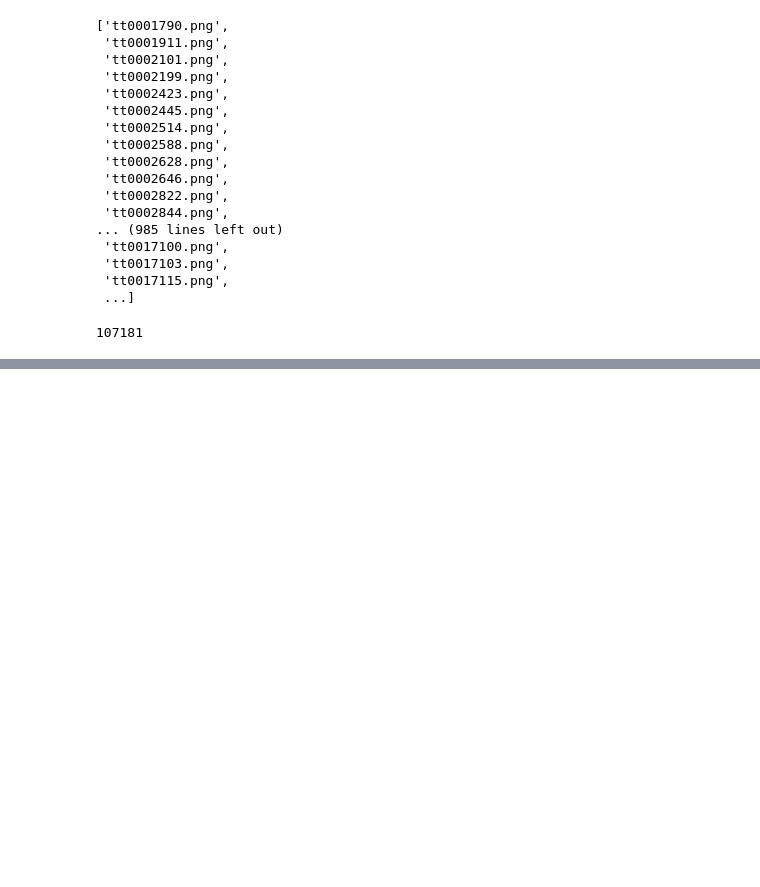
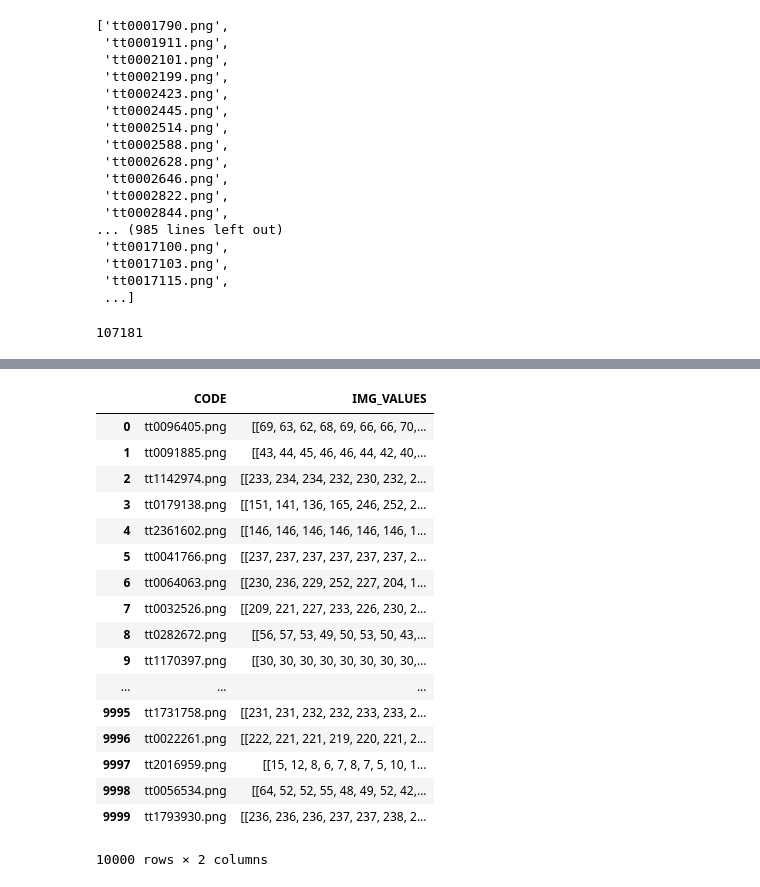
Before and after one commit to juan97serrano/IMDB_Prediction-TFM, a Jupyter notebook: Preprocessing/readimg_and_createdf.ipynb, the cells around one changed output, grey strips where cells are left out. Drawn from its saved outputs; the diff is of its cells as text; code cells hidden in the pictures; blank space fills up the shorter version.

```diff
--- a/Preprocessing/readimg_and_createdf.ipynb
+++ b/Preprocessing/readimg_and_createdf.ipynb
@@ -141,0 +107,21 @@ df.to_csv('../data/Filtered_Img_DataFrame.csv')
+# %%
+array_img
+# %% [output]
+|  | CODE | IMG_VALUES |
+| 0 | tt0096405.png | [[69, 63, 62, 68, 69, 66, 66, 70,... |
+| 1 | tt0091885.png | [[43, 44, 45, 46, 46, 44, 42, 40,... |
+| 2 | tt1142974.png | [[233, 234, 234, 232, 230, 232, 2... |
+| 3 | tt0179138.png | [[151, 141, 136, 165, 246, 252, 2... |
+| 4 | tt2361602.png | [[146, 146, 146, 146, 146, 146, 1... |
+| 5 | tt0041766.png | [[237, 237, 237, 237, 237, 237, 2... |
+| 6 | tt0064063.png | [[230, 236, 229, 252, 227, 204, 1... |
+| 7 | tt0032526.png | [[209, 221, 227, 233, 226, 230, 2... |
+| 8 | tt0282672.png | [[56, 57, 53, 49, 50, 53, 50, 43,... |
+| 9 | tt1170397.png | [[30, 30, 30, 30, 30, 30, 30, 30,... |
+| ... | ... | ... |
+| 9995 | tt1731758.png | [[231, 231, 232, 232, 233, 233, 2... |
+| 9996 | tt0022261.png | [[222, 221, 221, 219, 220, 221, 2... |
+| 9997 | tt2016959.png | [[15, 12, 8, 6, 7, 8, 7, 5, 10, 1... |
+| 9998 | tt0056534.png | [[64, 52, 52, 55, 48, 49, 52, 42,... |
+| 9999 | tt1793930.png | [[236, 236, 236, 237, 237, 238, 2... |
+10000 rows × 2 columns
```
Also changed, not shown: parts of 13 cells of this notebook, 1 other file.
